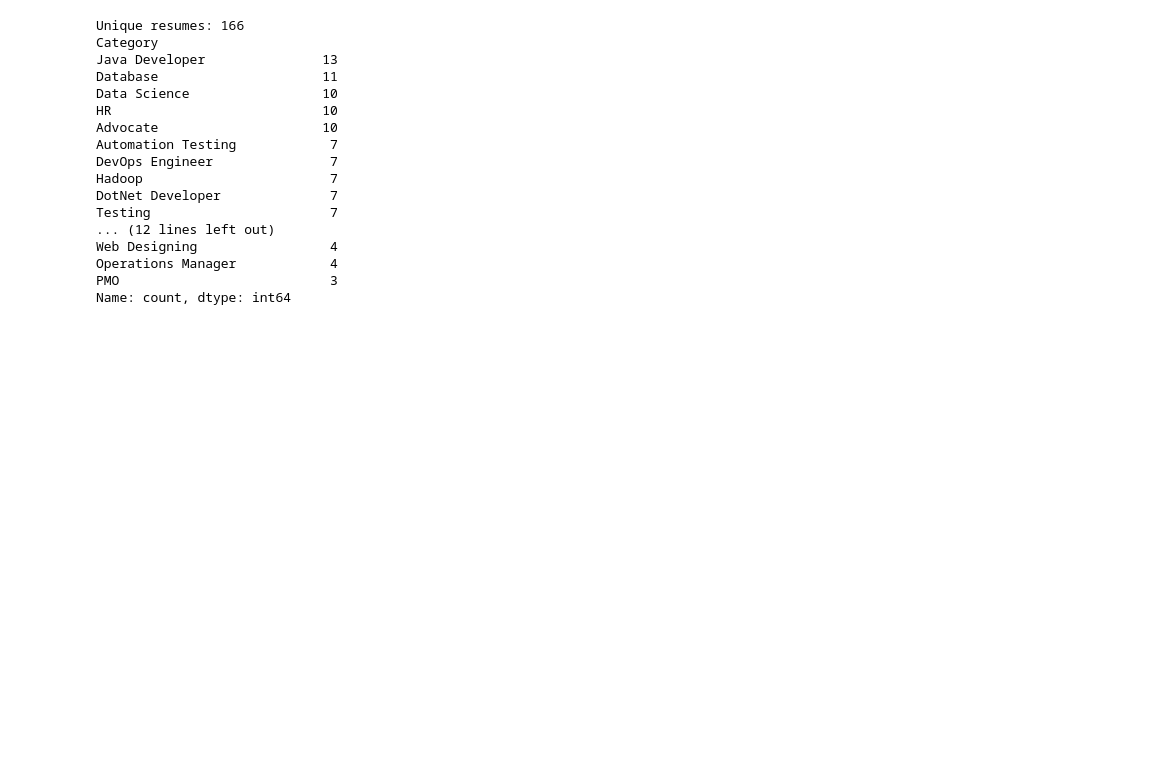
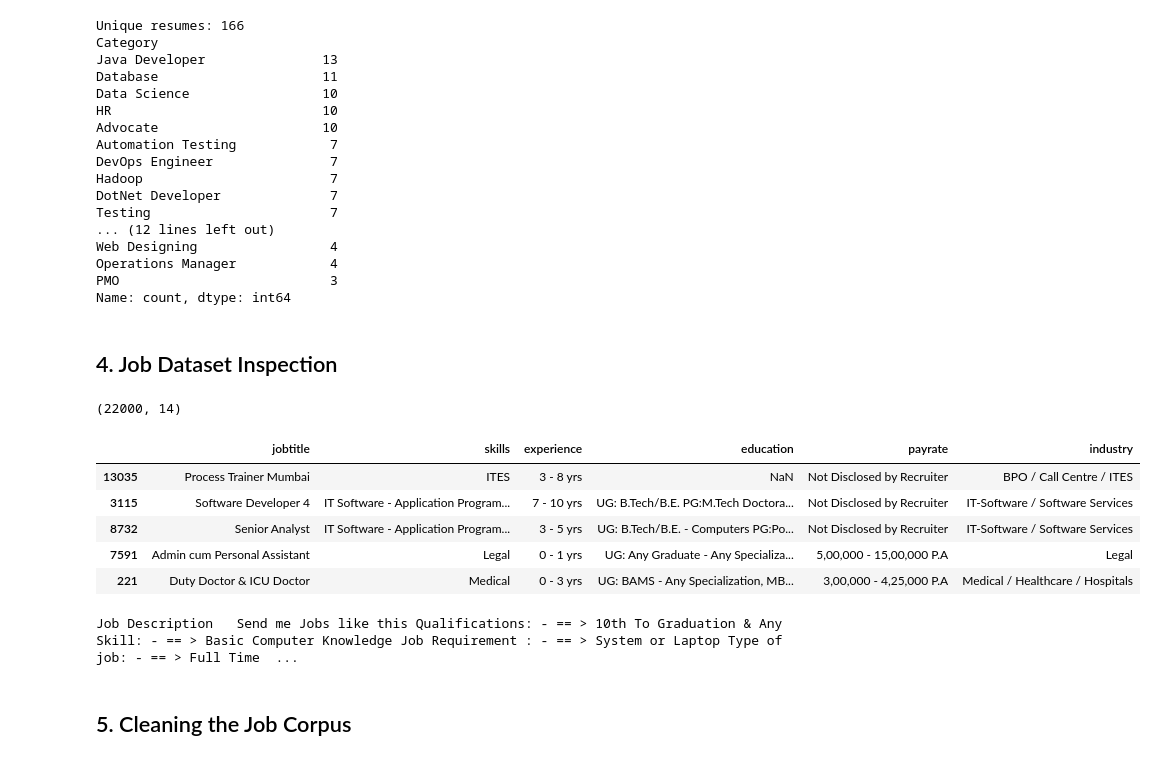
Before and after one commit to Aristo03/SmartHire, a Jupyter notebook: notebooks/01_eda.ipynb, the cells around one changed output. Cells and saved outputs as stored; diff of their text form; code cells hidden in the pictures; blank space fills up the shorter version.

```diff
--- a/notebooks/01_eda.ipynb
+++ b/notebooks/01_eda.ipynb
@@ -317,3 +317,23 @@ Web Designing                 4
 Operations Manager            4
 PMO                           3
 Name: count, dtype: int64
+# %% [markdown]
+## 4. Job Dataset Inspection
+# %%
+pd.set_option("display.max_colwidth", 100)
+print(jobs_df.shape)
+jobs_df[["jobtitle", "skills", "experience", "education", "payrate", "industry"]].sample(5, random_state=42)
+# %% [output]
+(22000, 14)
+|  | jobtitle | skills | experience | education | payrate | industry |
+| 13035 | Process Trainer Mumbai | ITES | 3 - 8 yrs | NaN | Not Disclosed by Recruiter | BPO / Call Centre / ITES |
+| 3115 | Software Developer 4 | IT Software - Application Program... | 7 - 10 yrs | UG: B.Tech/B.E. PG:M.Tech Doctora... | Not Disclosed by Recruiter | IT-Software / Software Services |
+| 8732 | Senior Analyst | IT Software - Application Program... | 3 - 5 yrs | UG: B.Tech/B.E. - Computers PG:Po... | Not Disclosed by Recruiter | IT-Software / Software Services |
+| 7591 | Admin cum Personal Assistant | Legal | 0 - 1 yrs | UG: Any Graduate - Any Specializa... | 5,00,000 - 15,00,000 P.A | Legal |
+| 221 | Duty Doctor & ICU Doctor | Medical | 0 - 3 yrs | UG: BAMS - Any Specialization, MB... | 3,00,000 - 4,25,000 P.A | Medical / Healthcare / Hospitals |
+# %%
+print(jobs_df["jobdescription"].iloc[0][:800])
+# %% [output]
+Job Description   Send me Jobs like this Qualifications: - == > 10th To Graduation & Any Skill: - == > Basic Computer Knowledge Job Requirement : - == > System or Laptop Type of job: - == > Full Time  ...
+# %% [markdown]
+## 5. Cleaning the Job Corpus
```
Also changed, not shown: parts of 7 cells of this notebook, 2 other files.
